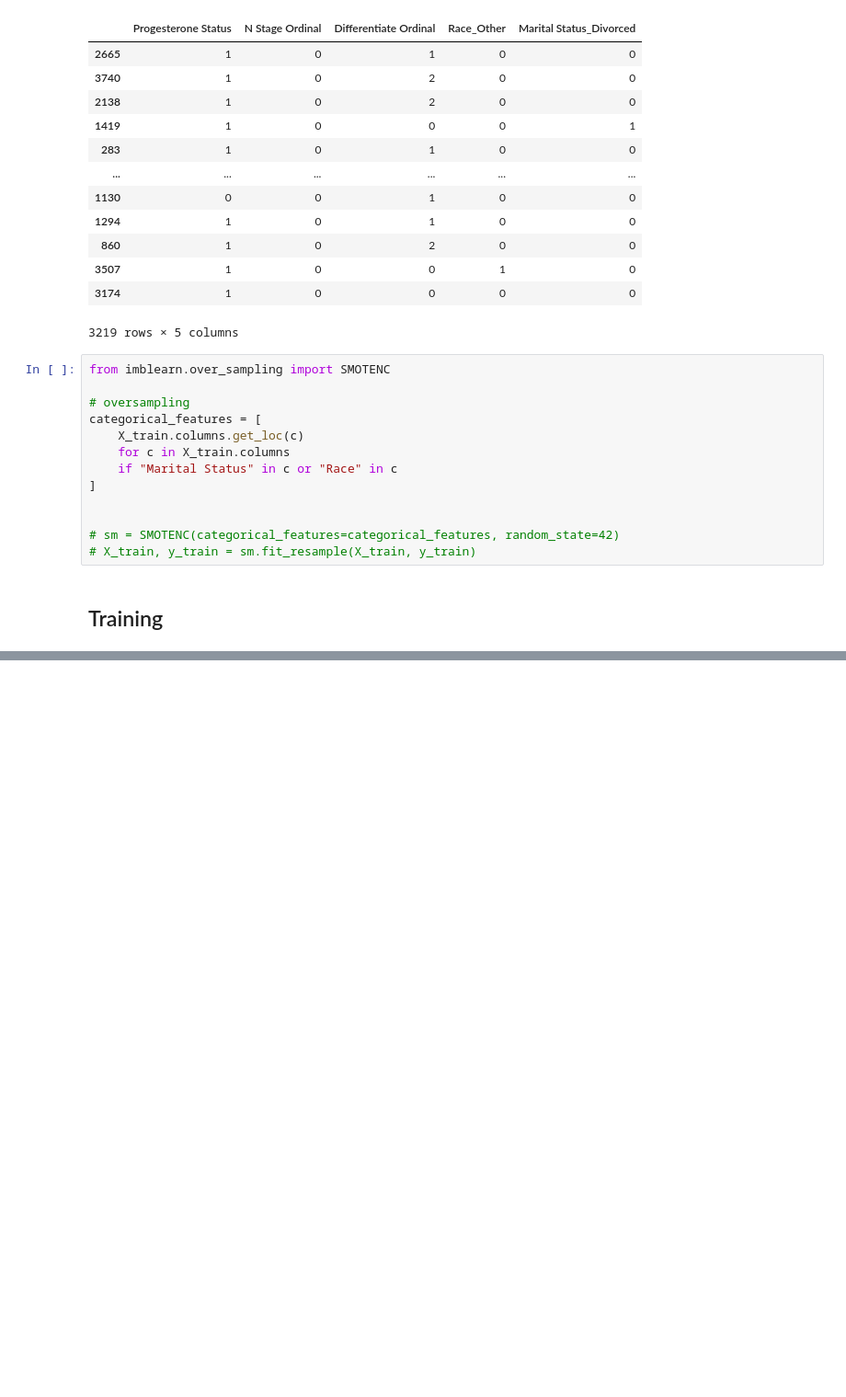
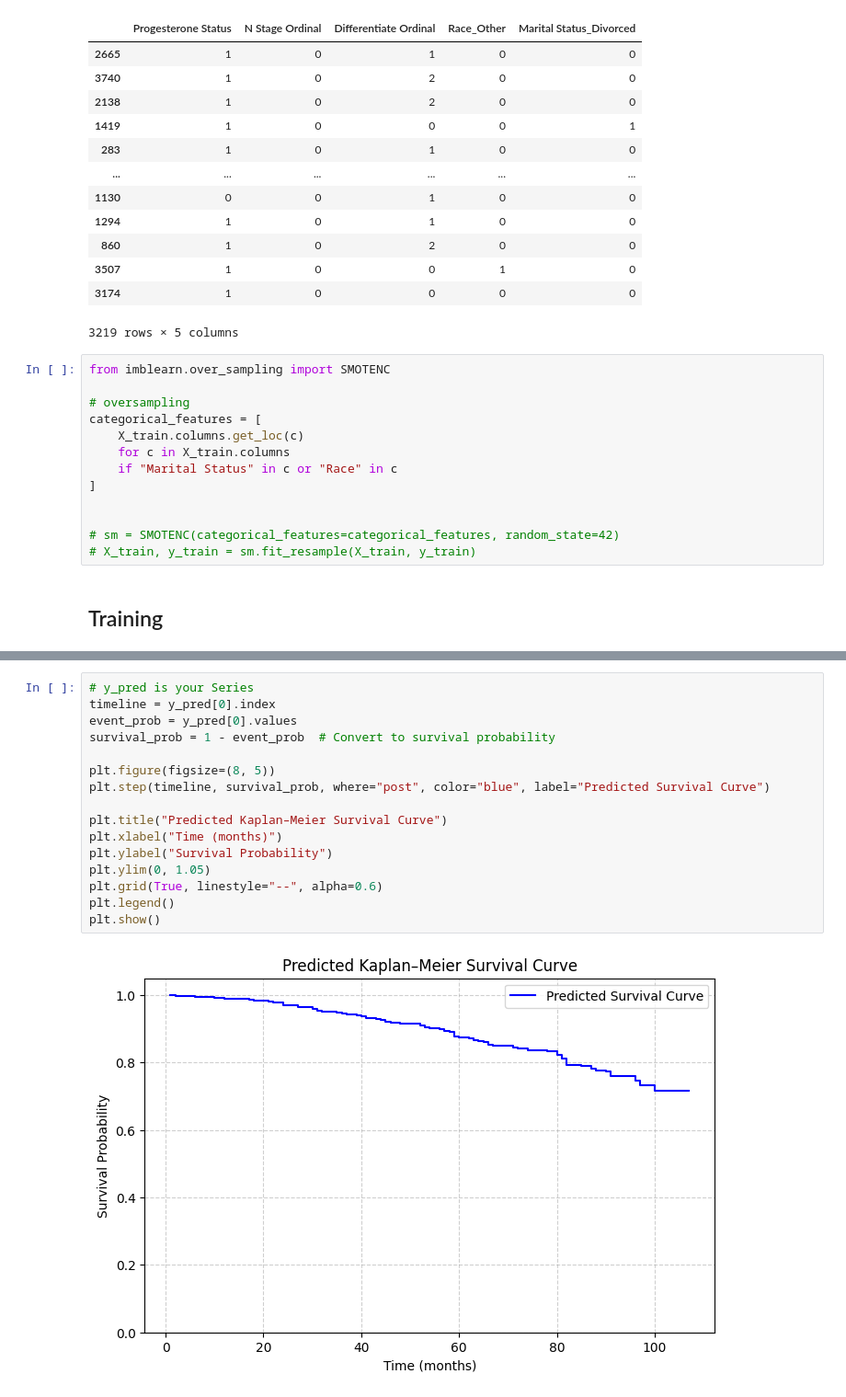
Before and after one commit to Kittonn/intro-to-ml-and-dl-project, a Jupyter notebook: survival_models/random_survival_forest.ipynb, the cells around one changed output, grey strips where cells are left out. Shown: that part at 92% size. Cells and saved outputs as stored; diff of their text form; blank space fills up the shorter version.

```diff
--- a/survival_models/random_survival_forest.ipynb
+++ b/survival_models/random_survival_forest.ipynb
@@ -669,3 +809,21 @@ C-index 0.716
+# %%
+# y_pred is your Series
+timeline = y_pred[0].index
+event_prob = y_pred[0].values
+survival_prob = 1 - event_prob  # Convert to survival probability
+
+plt.figure(figsize=(8, 5))
+plt.step(timeline, survival_prob, where="post", color="blue", label="Predicted Survival Curve")
+
+plt.title("Predicted Kaplan–Meier Survival Curve")
+plt.xlabel("Time (months)")
+plt.ylabel("Survival Probability")
+plt.ylim(0, 1.05)
+plt.grid(True, linestyle="--", alpha=0.6)
+plt.legend()
+plt.show()
+# %% [output]
+[figure, added]
 # %% [markdown]
 ## logrank_statistics
 https://numiqo.com/tutorial/log-rank-test
```
Also changed, not shown: parts of 6 cells of this notebook.
